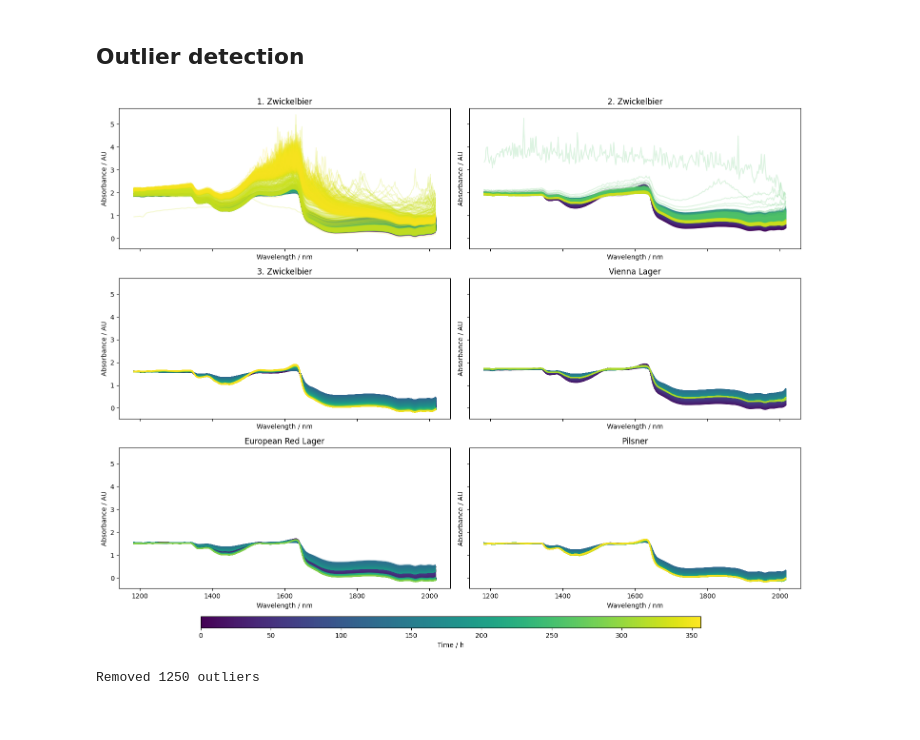
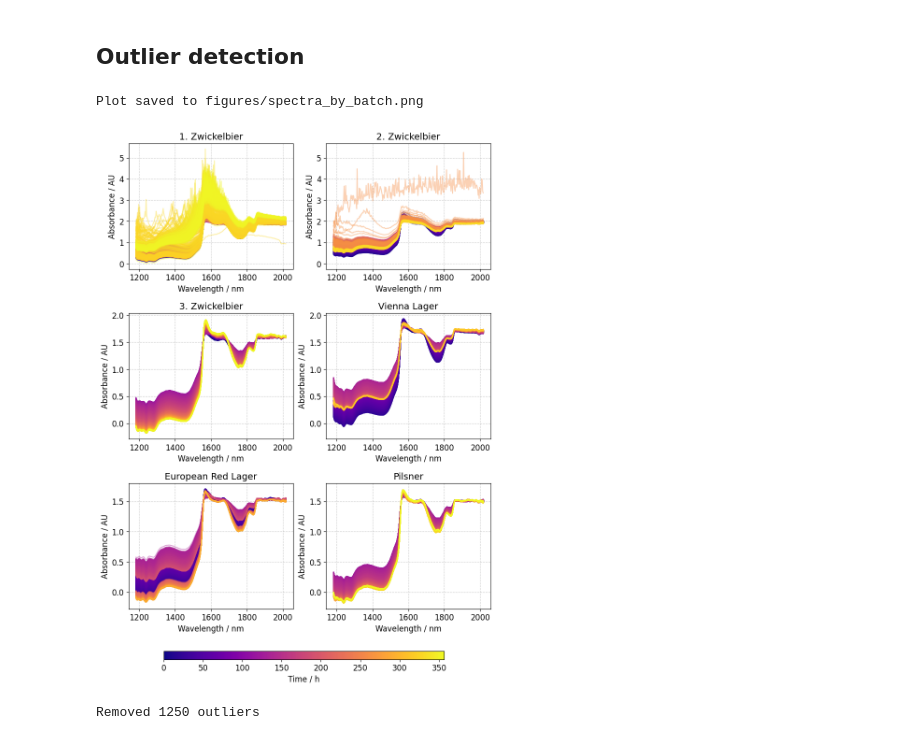
Before and after one commit to CTO-JKU/NIR-Beer-Fermentation-Monitoring, a Jupyter notebook: calibration.ipynb, the cells around one changed output. Saved outputs shown, nothing was run; the diff lists cells and outputs as text; code cells hidden in the pictures.

Commit message:
Modified visualizations

```diff
--- a/calibration.ipynb
+++ b/calibration.ipynb
@@ -1,6 +23,7 @@
 # %% [markdown]
 ## Data Loading
 # %%
+import re
 import polars as pl
 
 df_dsa = pl.read_ipc("data/Beer_Analyzer_Data_full.feather")
@@ -9,6 +32,20 @@ df_nir = pl.read_ipc("data/Fermentation_NIR_absorbance_full.feather")
 df_dsa = df_dsa.with_columns(
     pl.col('BatchName').cast(pl.Utf8)
 )
+
+# Reverse NIR columns to match wavelength order (wavenumber to wavelength conversion)
+regex_pattern = r"^WL.*$"
+cols_to_reverse = [col for col in df_nir.columns if re.match(regex_pattern, col)]
+
+reversal_map = dict(zip(cols_to_reverse, cols_to_reverse[::-1]))
+
+df_nir = df_nir.select(
+    [
+        pl.col(reversal_map[col]).alias(col) if col in reversal_map
+        else pl.col(col)
+        for col in df_nir.columns
+    ]
+)
 # %% [markdown]
 Number of spectra and samples from the individual batches
 # %%
@@ -34,18 +71,25 @@ shape: (6, 3)
 # %%
 from NIRBeer.visualization import plot_spectra_by_batch
 from sklearn.pipeline import Pipeline
 from chemotools.feature_selection import RangeCut
 import numpy as np
 
-batch_names = ["1. Zwickelbier", "2. Zwickelbier", "3. Zwickelbier", "Vienna Lager", "European Red Lager", "Pilsner"]
+true_batch_names = ["1. Zwickelbier", "2. Zwickelbier", "3. Zwickelbier", "Vienna Lager", "European Red Lager", "Pilsner"]
 wavelengths = np.linspace(1100, 2100, 359)
 preprocessing = Pipeline([
     ('range_cut', RangeCut(30, -30)),
 ])
 
-plot_spectra_by_batch(df_nir, wavelengths, batch_names=batch_names, preprocessing=preprocessing, n_cols=2, output_filename="figures/spectra_by_batch.png")
+plot_spectra_by_batch(df_nir, wavelengths,
+                      batch_names=true_batch_names,
+                      preprocessing=preprocessing,
+                      n_cols=2,
+                      output_filename="figures/spectra_by_batch.png",
+                      row_spacing=0.35
+                      )
 # %% [output]
+Plot saved to figures/spectra_by_batch.png
-[figure, old version]
+[figure, new version]
 # %%
 from NIRBeer.outlier_detection import detect_outliers
 from chemotools.feature_selection import RangeCut
```
Also changed, not shown: parts of 13 cells of this notebook, 6 other files.
